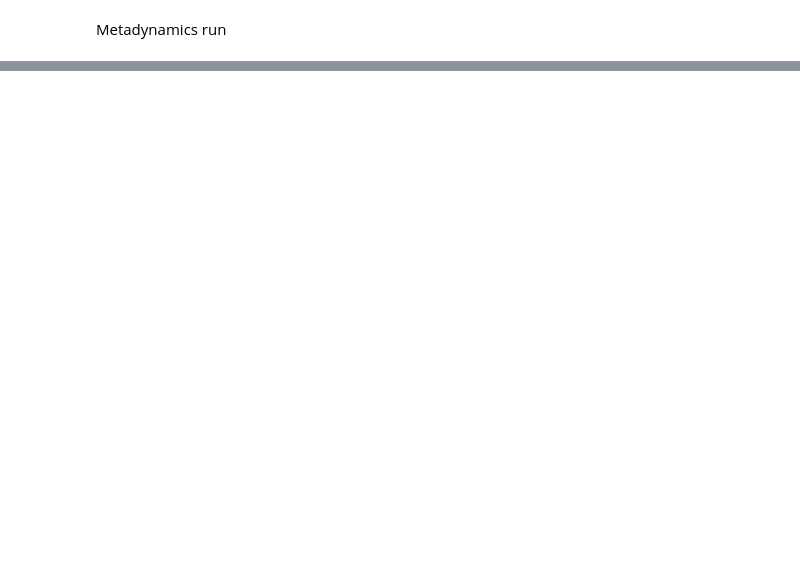
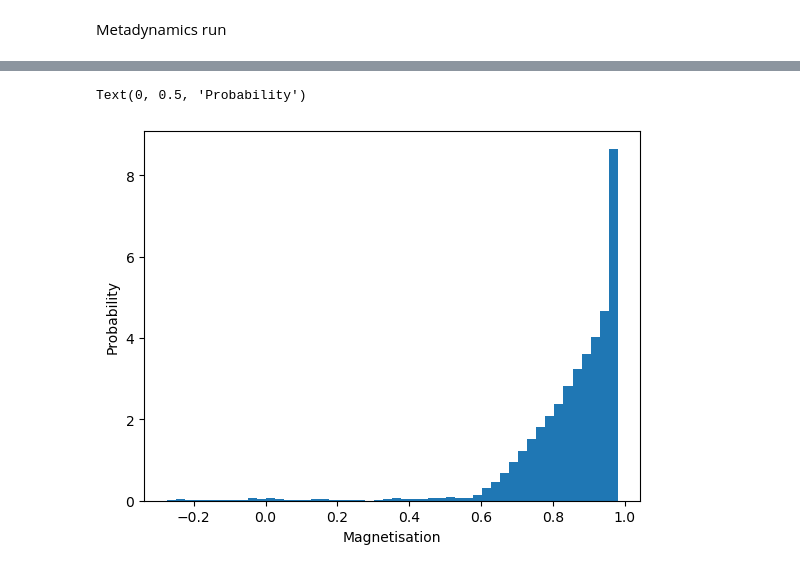
Before and after one commit to giusSacco/StatMech, a Jupyter notebook: Enhanched_sampling/Metadynamics.ipynb, the cells around one changed output, grey strips where cells are left out. Drawn from its saved outputs; the diff is of its cells as text; code cells hidden in the pictures; blank space fills up the shorter version.

```diff
--- a/Enhanched_sampling/Metadynamics.ipynb
+++ b/Enhanched_sampling/Metadynamics.ipynb
@@ -151,0 +214,9 @@ IndexError: only integers, slices (`:`), ellipsis (`...`), numpy.newaxis (`None`
+# %%
+# plot M_time_series histogram
+plt.figure()
+plt.hist(M_time_series, bins=50, density=True)
+plt.xlabel('Magnetisation')
+plt.ylabel('Probability')
+# %% [output]
+Text(0, 0.5, 'Probability')
+[figure, added]
```
Also changed, not shown: parts of 8 cells of this notebook.
